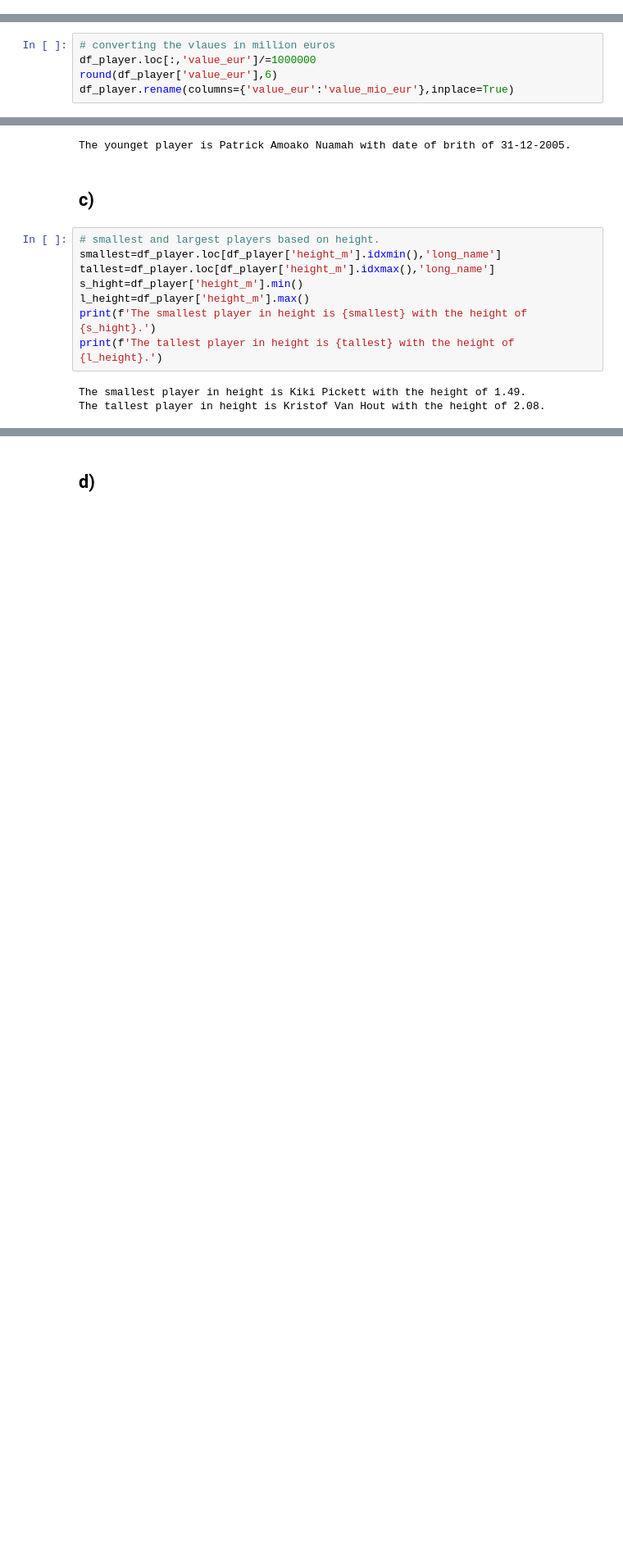
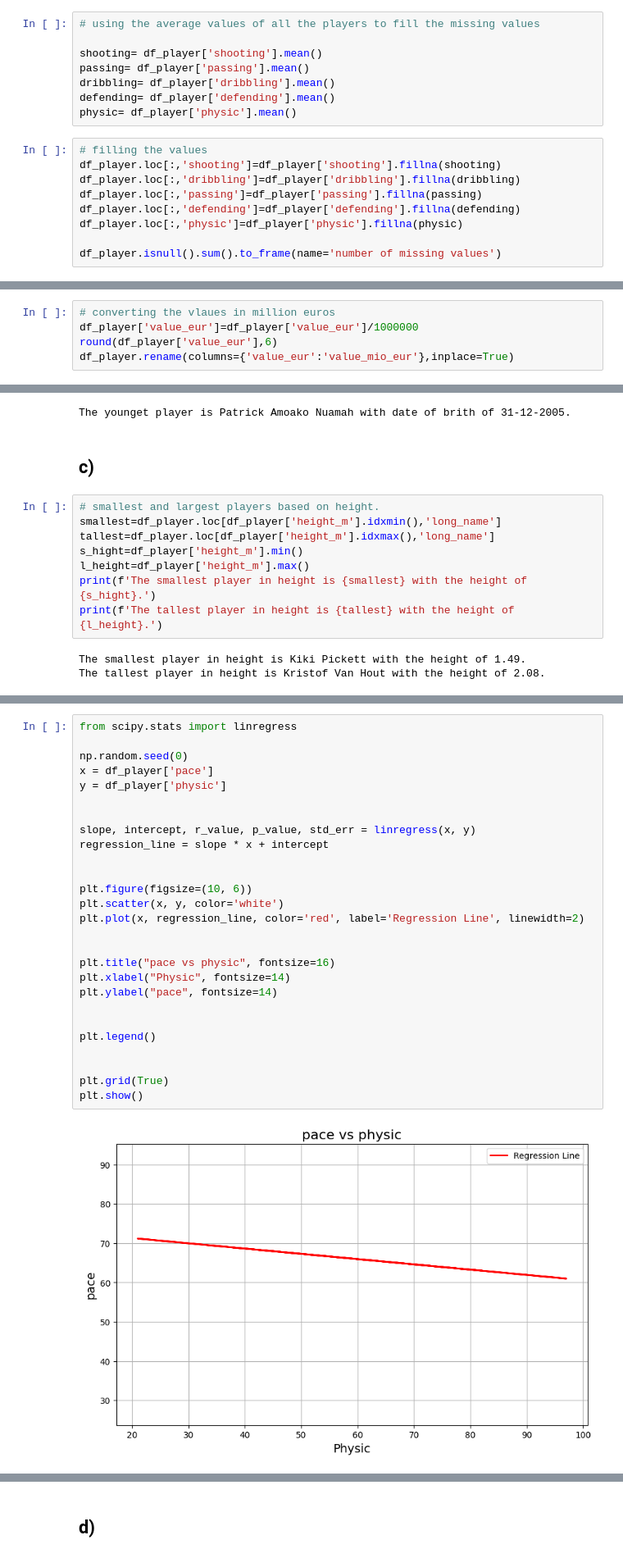
Before and after one commit to kashif003/Working_projects, a Jupyter notebook: programming starter/data/code.ipynb, the cells around one changed output, grey strips where cells are left out. Shown at 82% size. Saved outputs shown, nothing was run; the diff lists cells and outputs as text; blank space fills up the shorter version.

```diff
--- a/programming starter/data/code.ipynb
+++ b/programming starter/data/code.ipynb
@@ -473 +513,18 @@ Flushing oldest 200 entries.
 | Sex | 0 |
+# %%
+# using the average values of all the players to fill the missing values
+
+shooting= df_player['shooting'].mean()
+passing= df_player['passing'].mean()
+dribbling= df_player['dribbling'].mean()
+defending= df_player['defending'].mean()
+physic= df_player['physic'].mean()
+# %%
+# filling the values
+df_player.loc[:,'shooting']=df_player['shooting'].fillna(shooting)
+df_player.loc[:,'dribbling']=df_player['dribbling'].fillna(dribbling)
+df_player.loc[:,'passing']=df_player['passing'].fillna(passing)
+df_player.loc[:,'defending']=df_player['defending'].fillna(defending)
+df_player.loc[:,'physic']=df_player['physic'].fillna(physic)
+
+df_player.isnull().sum().to_frame(name='number of missing values')
@@ -477,7 +558,7 @@ Flushing oldest 200 entries.
 ## a)
 # %%
 # converting the vlaues in million euros
-df_player.loc[:,'value_eur']/=1000000
+df_player['value_eur']=df_player['value_eur']/1000000
 round(df_player['value_eur'],6)
 df_player.rename(columns={'value_eur':'value_mio_eur'},inplace=True)
 # %% [output]
@@ -576 +653,30 @@ The thickest players based on weight are Saheed Adebayo Akinfenwa, Costel Fane P
+# %%
+from scipy.stats import linregress
+
+np.random.seed(0)
+x = df_player['pace']
+y = df_player['physic']
+
+
+slope, intercept, r_value, p_value, std_err = linregress(x, y)
+regression_line = slope * x + intercept
+
+
+plt.figure(figsize=(10, 6))
+plt.scatter(x, y, color='white')
+plt.plot(x, regression_line, color='red', label='Regression Line', linewidth=2)
+
+
+plt.title("pace vs physic", fontsize=16)
+plt.xlabel("Physic", fontsize=14)
+plt.ylabel("pace", fontsize=14)
+
+
+plt.legend()
+
+
+plt.grid(True)
+plt.show()
+# %% [output]
+[figure, added]
 # %% [markdown]
```
Also changed, not shown: parts of 121 cells of this notebook, 1 other file.
